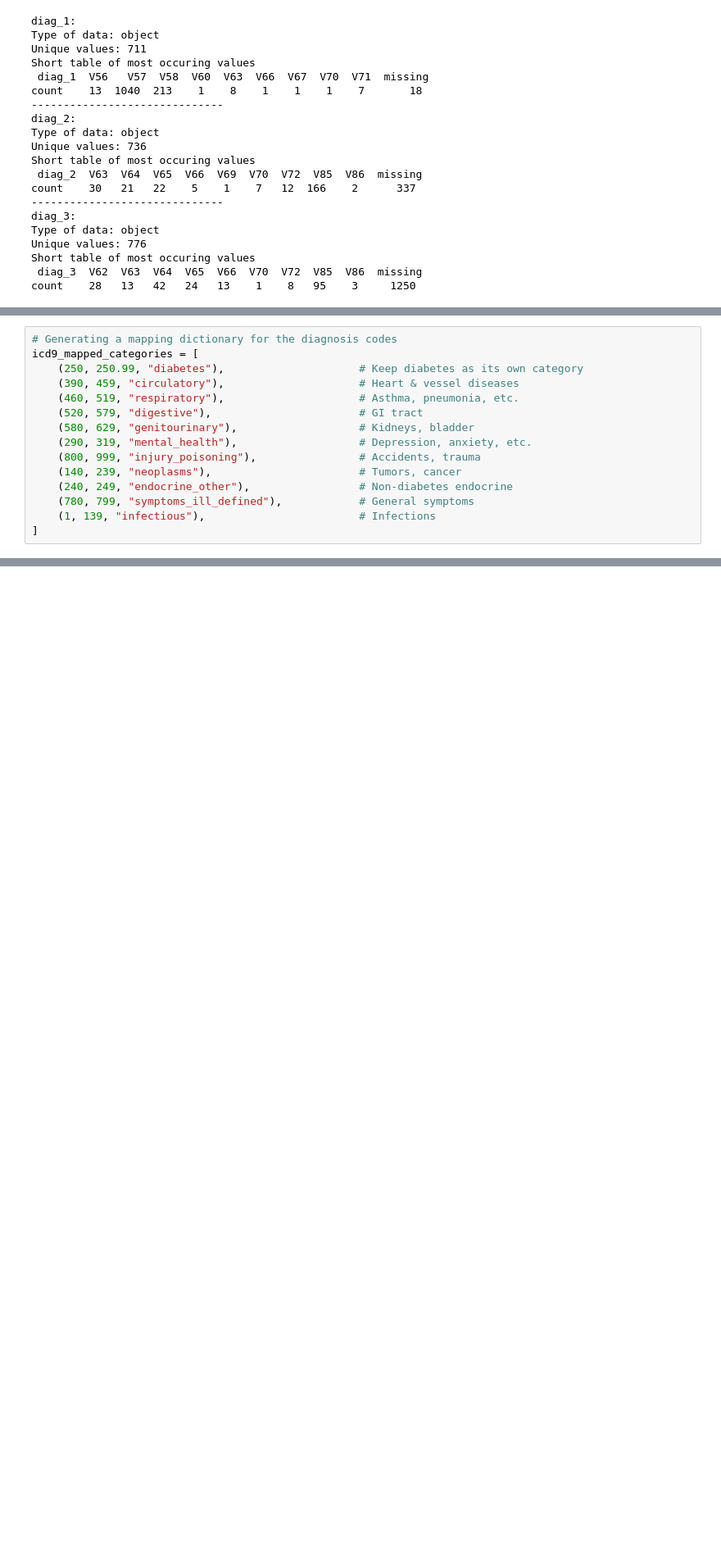
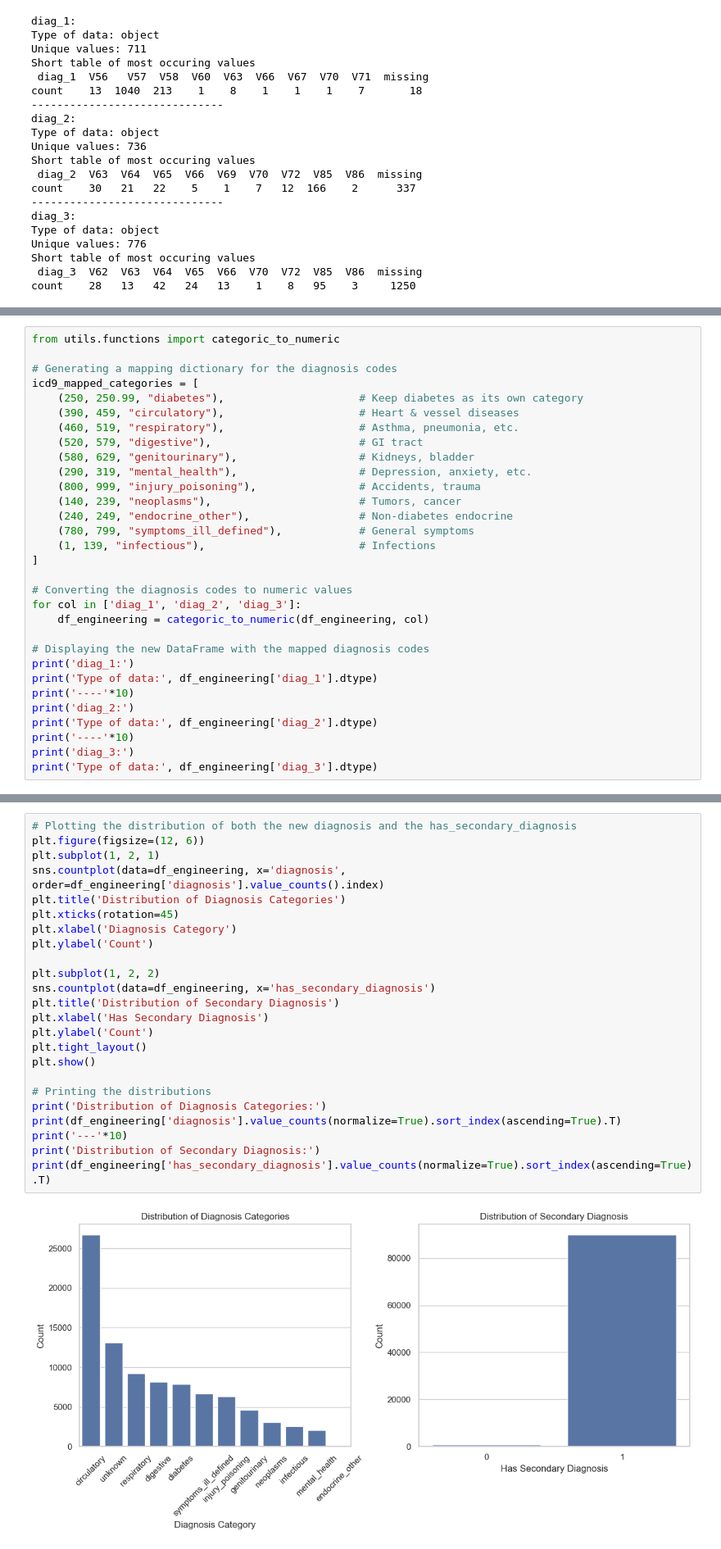
Before and after one commit to luckypantss/Diabetes-readmission-ml-pipeline, a Jupyter notebook: notebooks/02_preprocessing_and_feature_engineering.ipynb, the cells around one changed output, grey strips where cells are left out. Shown: that part at 82% size. Drawn from its saved outputs; the diff is of its cells as text; blank space fills up the shorter version.

```diff
--- a/notebooks/02_preprocessing_and_feature_engineering.ipynb
+++ b/notebooks/02_preprocessing_and_feature_engineering.ipynb
@@ -710,4 +718,6 @@ count    28   13   42   24   13    1    8   95    3     1250
 # %%
+from utils.functions import categoric_to_numeric
+
 # Generating a mapping dictionary for the diagnosis codes
 icd9_mapped_categories = [
     (250, 250.99, "diabetes"),                     # Keep diabetes as its own category
@@ -722,3 +732,17 @@ icd9_mapped_categories = [
     (780, 799, "symptoms_ill_defined"),            # General symptoms
     (1, 139, "infectious"),                        # Infections
 ]
+
+# Converting the diagnosis codes to numeric values
+for col in ['diag_1', 'diag_2', 'diag_3']:
+    df_engineering = categoric_to_numeric(df_engineering, col)
+
+# Displaying the new DataFrame with the mapped diagnosis codes
+print('diag_1:')
+print('Type of data:', df_engineering['diag_1'].dtype)
+print('----'*10)
+print('diag_2:')
+print('Type of data:', df_engineering['diag_2'].dtype)
+print('----'*10)
+print('diag_3:')
+print('Type of data:', df_engineering['diag_3'].dtype)
@@ -724,0 +810,26 @@ icd9_mapped_categories = [
+# %%
+# Plotting the distribution of both the new diagnosis and the has_secondary_diagnosis
+plt.figure(figsize=(12, 6))
+plt.subplot(1, 2, 1)
+sns.countplot(data=df_engineering, x='diagnosis', order=df_engineering['diagnosis'].value_counts().index)
+plt.title('Distribution of Diagnosis Categories')
+plt.xticks(rotation=45)
+plt.xlabel('Diagnosis Category')
+plt.ylabel('Count')
+
+plt.subplot(1, 2, 2)
+sns.countplot(data=df_engineering, x='has_secondary_diagnosis')
+plt.title('Distribution of Secondary Diagnosis')
+plt.xlabel('Has Secondary Diagnosis')
+plt.ylabel('Count')
+plt.tight_layout()
+plt.show()
+
+# Printing the distributions
+print('Distribution of Diagnosis Categories:')
+print(df_engineering['diagnosis'].value_counts(normalize=True).sort_index(ascending=True).T)
+print('---'*10)
+print('Distribution of Secondary Diagnosis:')
+print(df_engineering['has_secondary_diagnosis'].value_counts(normalize=True).sort_index(ascending=True).T)
+# %% [output]
+[figure, added]
```
Also changed, not shown: parts of 13 cells of this notebook.
